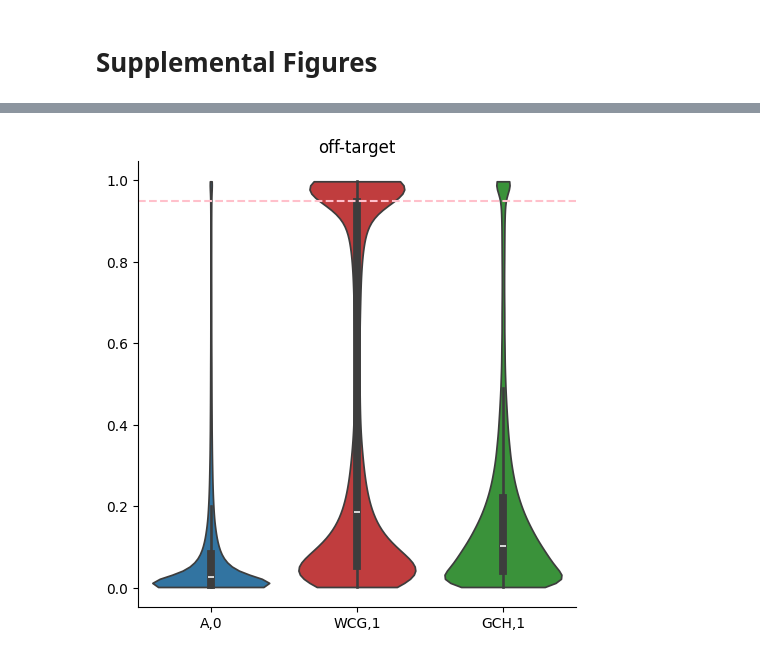
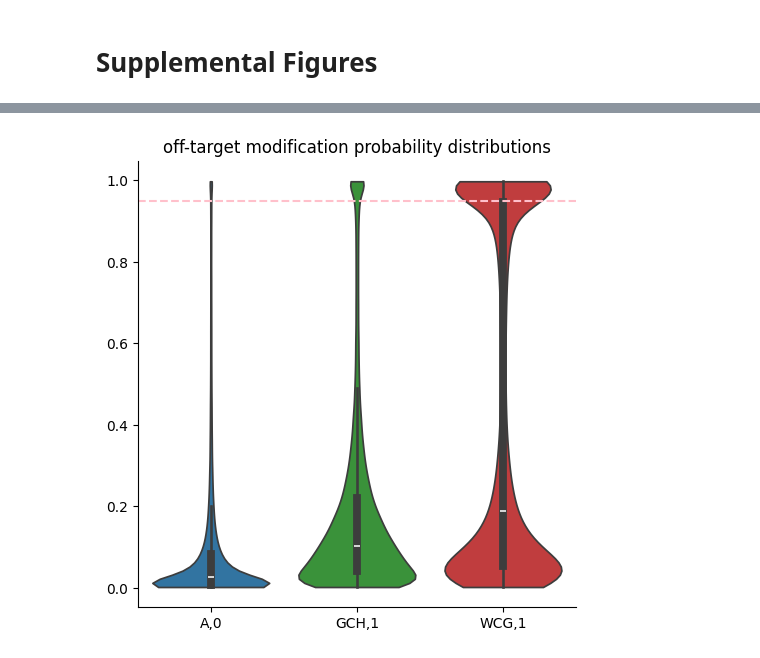
Before and after one commit to streetslab/multimodal-dimelo, a Jupyter notebook: CTCF_analysis.ipynb, the cells around one changed output, grey strips where cells are left out. Cells and saved outputs as stored; diff of their text form; code cells hidden in the pictures.

```diff
--- a/CTCF_analysis.ipynb
+++ b/CTCF_analysis.ipynb
@@ -17,7 +17,7 @@ ctcf_main_figure_window_size = 1000
 # NOTE: Match window sizes set in third_party_data.ipynb
 ctcf_on_target_window_size = 200
 ctcf_off_target_window_size = 1300
-motifs = ["A,0", "WCG,1", "GCH,1"]
+motifs = ["A,0", "GCH,1", "WCG,1"]
 mod_prob_thresh = 0.95
 n_cores = 10
 # %%
@@ -103,13 +103,14 @@ for motif, ax in zip(motifs, axs):
         sort_by="shuffle",
         thresh=mod_prob_thresh,
         ax=ax,
-        palette=plotting.default_palette_map
+        palette=plotting.default_palette_map,
+        rasterized=True
     )
     ax.set_title(motif)
     ax.set_xlabel("position relative to CTCF motif")
     ax.set_ylabel("reads")
     ax.set_ylim(0,105000)
-    ax.legend(title="",loc='upper left')
+    sns.move_legend(ax, loc="upper left")
 
 plt.savefig(config.figure_dir / "ctcf.plot_reads.svg")
 plt.show()
@@ -198,8 +208,10 @@ for motif in motifs:
 # %%
 fig = sns.catplot(off_target_motif_mod_vector_dict, kind="violin", cut=0, palette=plotting.default_palette_map)
 plt.axhline(mod_prob_thresh, linestyle="--", color="pink")
-plt.title("off-target")
+plt.title("off-target modification probability distributions")
+
+plt.savefig(config.figure_dir / "ctcf.mod_probs.off_target.svg")
 plt.show()
 plt.close()
 # %% [output]
-[figure, old version]
+[figure, new version]
```
Also changed, not shown: parts of 5 cells of this notebook, 1 other file.
